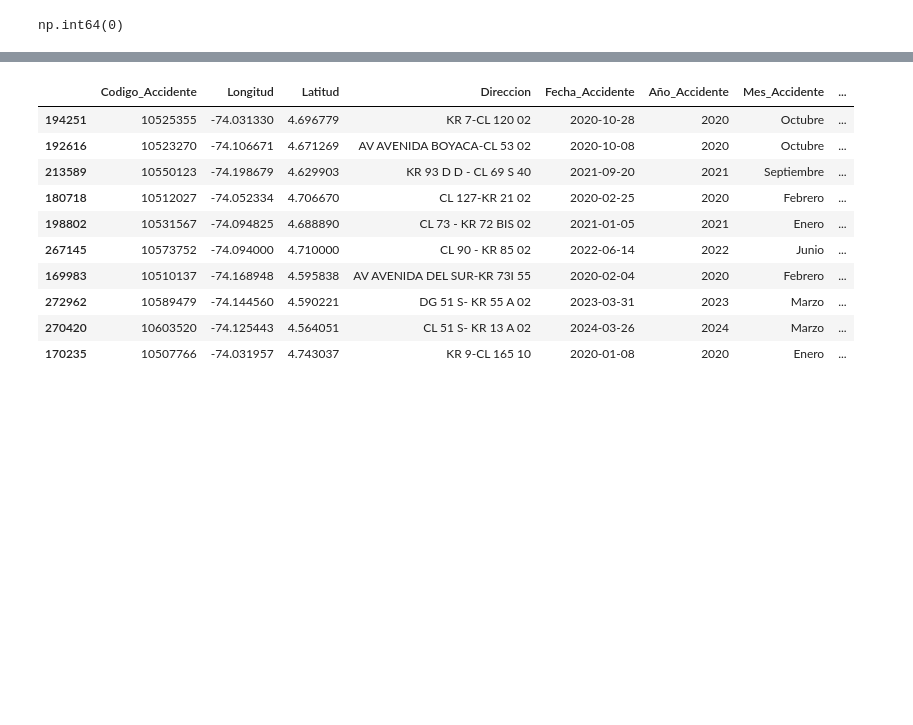
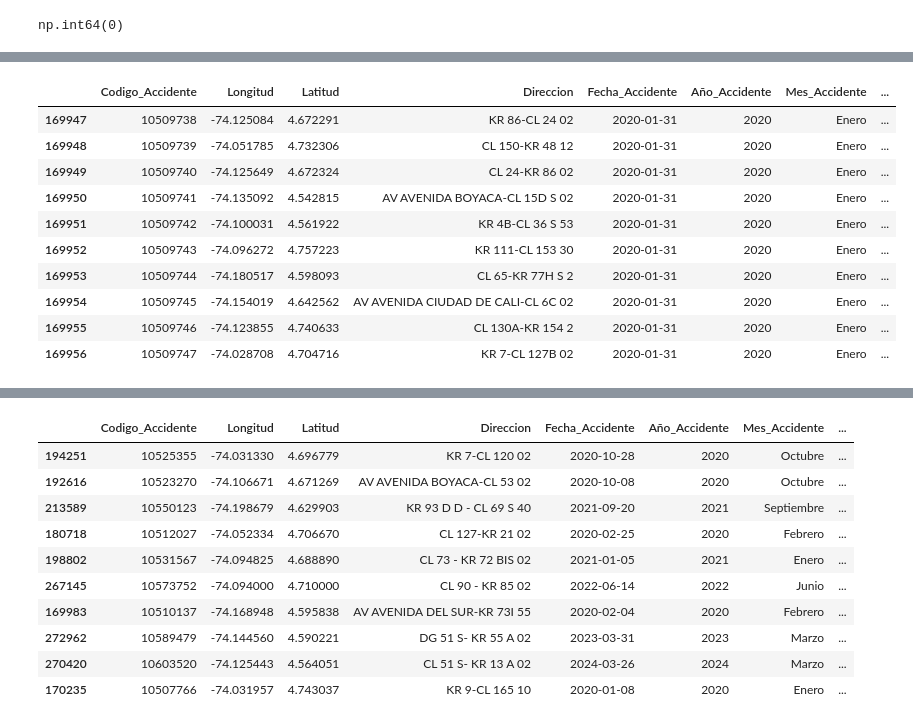
Before and after one commit to ElfenCamii/traffic-accidents-bogota_project_bootcamp, a Jupyter notebook: notebooks/limpieza_siniestros andres.ipynb, the cells around one changed output, grey strips where cells are left out. Drawn from its saved outputs; the diff is of its cells as text; code cells hidden in the pictures; blank space fills up the shorter version.

```diff
--- a/notebooks/limpieza_siniestros andres.ipynb
+++ b/notebooks/limpieza_siniestros andres.ipynb
@@ -300,0 +443,14 @@ df_siniestros['Direccion_normalizada'] = df_siniestros['Direccion'].apply(normal
+# %%
+df_siniestros.head(10)
+# %% [output]
+|  | Codigo_Accidente | Longitud | Latitud | Direccion | Fecha_Accidente | Año_Accidente | Mes_Accidente | ... |
+| 169947 | 10509738 | -74.125084 | 4.672291 | KR 86-CL 24 02 | 2020-01-31 | 2020 | Enero | ... |
+| 169948 | 10509739 | -74.051785 | 4.732306 | CL 150-KR 48 12 | 2020-01-31 | 2020 | Enero | ... |
+| 169949 | 10509740 | -74.125649 | 4.672324 | CL 24-KR 86 02 | 2020-01-31 | 2020 | Enero | ... |
+| 169950 | 10509741 | -74.135092 | 4.542815 | AV AVENIDA BOYACA-CL 15D S 02 | 2020-01-31 | 2020 | Enero | ... |
+| 169951 | 10509742 | -74.100031 | 4.561922 | KR 4B-CL 36 S 53 | 2020-01-31 | 2020 | Enero | ... |
+| 169952 | 10509743 | -74.096272 | 4.757223 | KR 111-CL 153 30 | 2020-01-31 | 2020 | Enero | ... |
+| 169953 | 10509744 | -74.180517 | 4.598093 | CL 65-KR 77H S 2 | 2020-01-31 | 2020 | Enero | ... |
+| 169954 | 10509745 | -74.154019 | 4.642562 | AV AVENIDA CIUDAD DE CALI-CL 6C 02 | 2020-01-31 | 2020 | Enero | ... |
+| 169955 | 10509746 | -74.123855 | 4.740633 | CL 130A-KR 154 2 | 2020-01-31 | 2020 | Enero | ... |
+| 169956 | 10509747 | -74.028708 | 4.704716 | KR 7-CL 127B 02 | 2020-01-31 | 2020 | Enero | ... |
```
Also changed, not shown: parts of 8 cells of this notebook, 4 other files.
